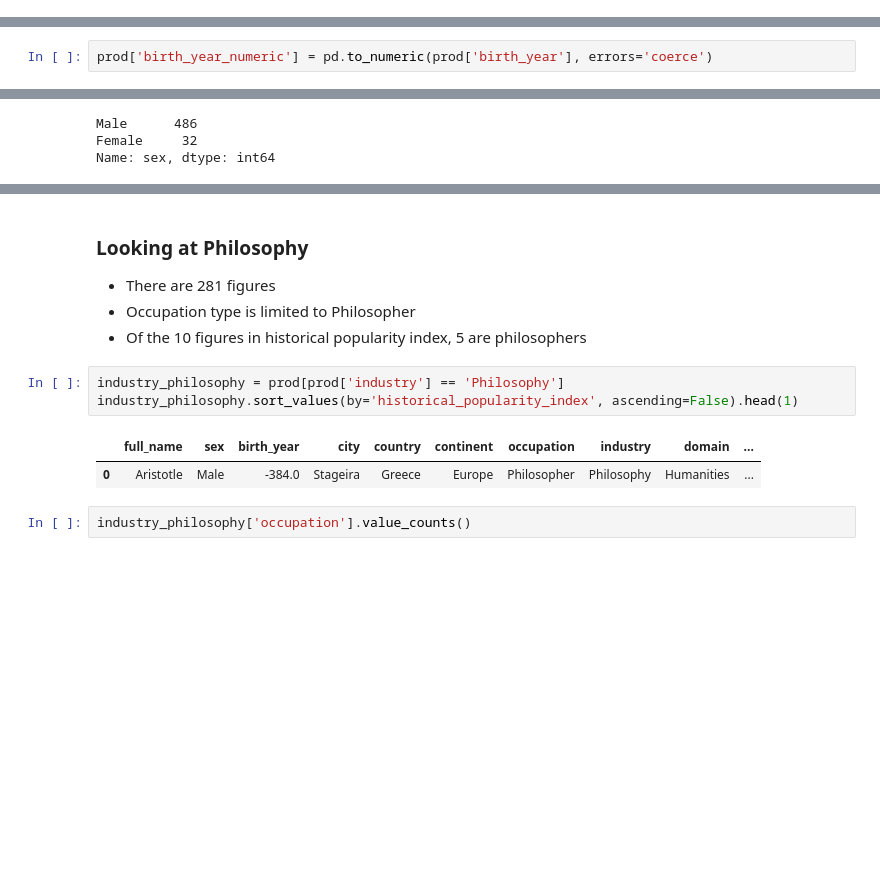
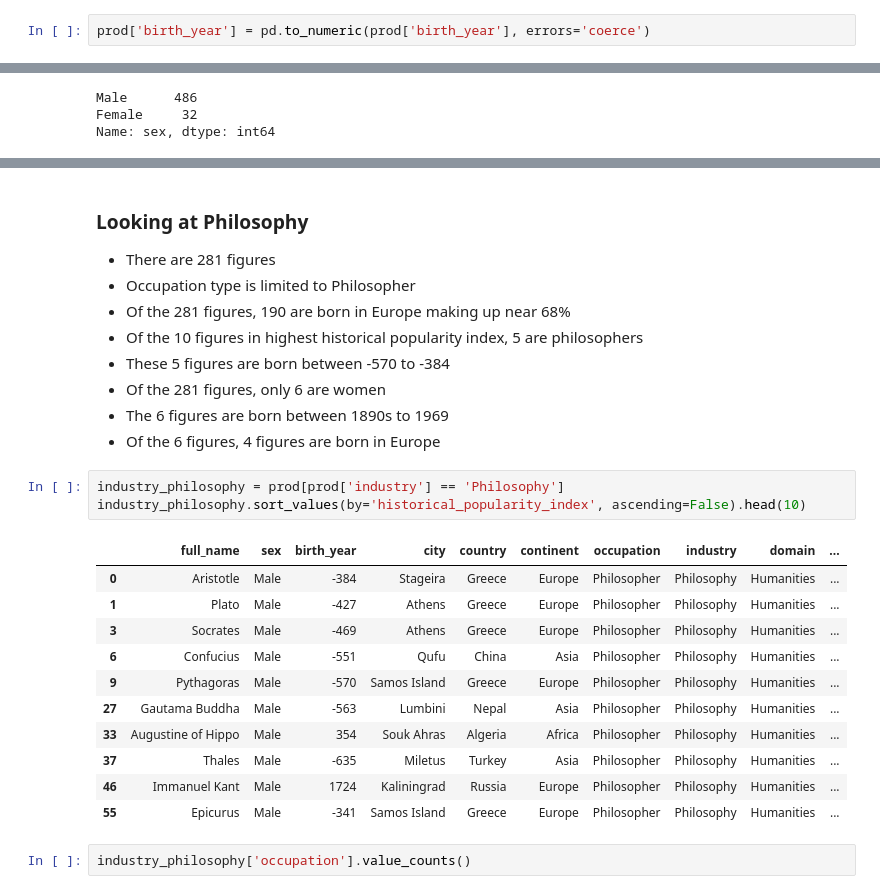
Before and after one commit to jeannkwonn/pantheon_project, a Jupyter notebook: Pantheon_Project_Historical_Popularity_Index.ipynb, the cells around one changed output, grey strips where cells are left out. Saved outputs shown, nothing was run; the diff lists cells and outputs as text; blank space fills up the shorter version.

```diff
--- a/Pantheon_Project_Historical_Popularity_Index.ipynb
+++ b/Pantheon_Project_Historical_Popularity_Index.ipynb
@@ -105,3 +105,5 @@ highest_popularity.groupby('industry').mean().sort_values('historical_popularity
 ### Looking at decades
 *   Of the 10 figures, 9 are born in the years between -1000-0
 *   Of the 9 figures born in this time, 5 are philosophers
+# %%
+prod['birth_year'] = pd.to_numeric(prod['birth_year'], errors='coerce')
@@ -191,4 +198,2 @@ sub_prod_industry_male.sort_values(by='birth_year', ascending=True).tail(1)
 # %% [markdown]
 ## Comparing trends in industries between the first and the last centuries (-3500 and 2000)
-# %%
-prod['birth_year_numeric'] = pd.to_numeric(prod['birth_year'], errors='coerce')
@@ -762,13 +968,27 @@ Name: country, dtype: int64
 
 *   There are 281 figures
 *   Occupation type is limited to Philosopher
-*   Of the 10 figures in historical popularity index, 5 are philosophers
+*   Of the 281 figures, 190 are born in Europe making up near 68%
+*   Of the 10 figures in highest historical popularity index, 5 are philosophers
+*   These 5 figures are born between -570 to -384
+*   Of the 281 figures, only 6 are women
+*   The 6 figures are born between 1890s to 1969
+*   Of the 6 figures, 4 figures are born in Europe
 # %%
 industry_philosophy = prod[prod['industry'] == 'Philosophy']
-industry_philosophy.sort_values(by='historical_popularity_index', ascending=False).head(1)
+industry_philosophy.sort_values(by='historical_popularity_index', ascending=False).head(10)
 # %% [output]
 |  | full_name | sex | birth_year | city | country | continent | occupation | industry | domain | ... |
-| 0 | Aristotle | Male | -384.0 | Stageira | Greece | Europe | Philosopher | Philosophy | Humanities | ... |
+| 0 | Aristotle | Male | -384 | Stageira | Greece | Europe | Philosopher | Philosophy | Humanities | ... |
+| 1 | Plato | Male | -427 | Athens | Greece | Europe | Philosopher | Philosophy | Humanities | ... |
+| 3 | Socrates | Male | -469 | Athens | Greece | Europe | Philosopher | Philosophy | Humanities | ... |
+| 6 | Confucius | Male | -551 | Qufu | China | Asia | Philosopher | Philosophy | Humanities | ... |
+| 9 | Pythagoras | Male | -570 | Samos Island | Greece | Europe | Philosopher | Philosophy | Humanities | ... |
+| 27 | Gautama Buddha | Male | -563 | Lumbini | Nepal | Asia | Philosopher | Philosophy | Humanities | ... |
+| 33 | Augustine of Hippo | Male | 354 | Souk Ahras | Algeria | Africa | Philosopher | Philosophy | Humanities | ... |
+| 37 | Thales | Male | -635 | Miletus | Turkey | Asia | Philosopher | Philosophy | Humanities | ... |
+| 46 | Immanuel Kant | Male | 1724 | Kaliningrad | Russia | Europe | Philosopher | Philosophy | Humanities | ... |
+| 55 | Epicurus | Male | -341 | Samos Island | Greece | Europe | Philosopher | Philosophy | Humanities | ... |
 # %%
 industry_philosophy['occupation'].value_counts()
 # %% [output]
```
Also changed, not shown: parts of 69 cells of this notebook.
